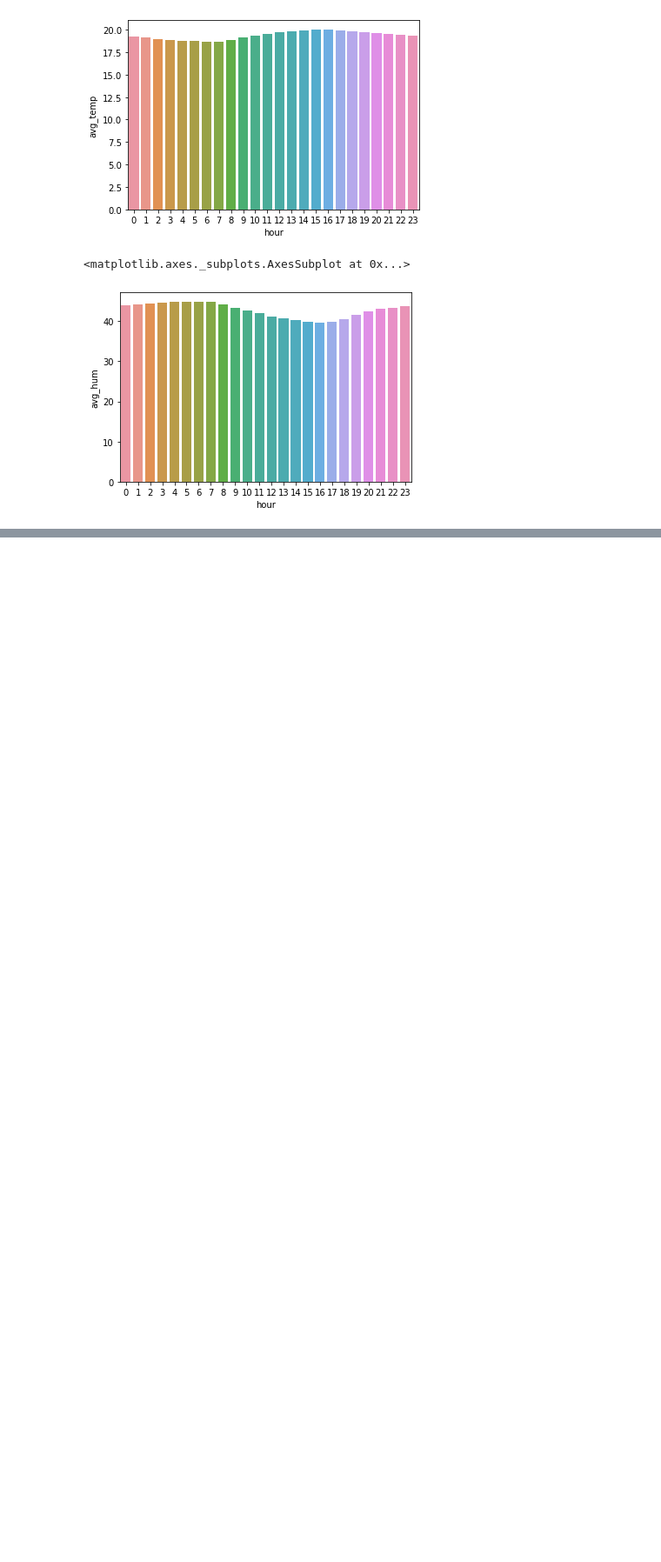
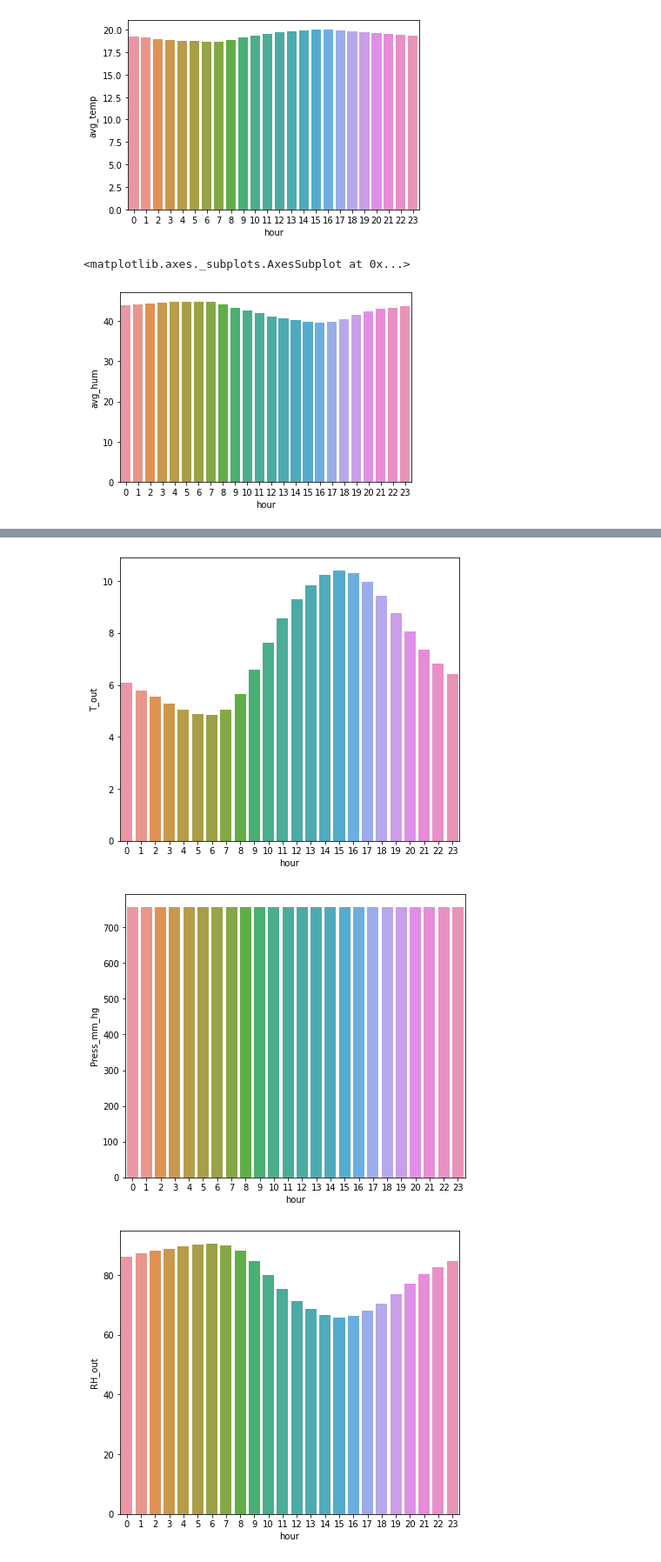
Before and after one commit to Shubhankitsirvaiya/Appliance-Energy-Prediction, a Jupyter notebook: Capstone_Project_Regression.ipynb, the cells around one changed output, grey strips where cells are left out. Shown at 87% size. Saved outputs shown, nothing was run; the diff lists cells and outputs as text; code cells hidden in the pictures; blank space fills up the shorter version.

```diff
--- a/Capstone_Project_Regression.ipynb
+++ b/Capstone_Project_Regression.ipynb
@@ -211,0 +247,9 @@ df.head()
+# %%
+for i in df_other.columns[2:10]:
+  plt.figure(figsize=(7,6))
+  df_hour=pd.DataFrame(df_other.groupby('hour')[i].mean()).reset_index()
+  sns.barplot(x=df_hour['hour'],y=df_hour[i])
+# %% [output]
+[figure, added]
+[figure, added]
+[figure, added]
```
Also changed, not shown: parts of 7 cells of this notebook.
